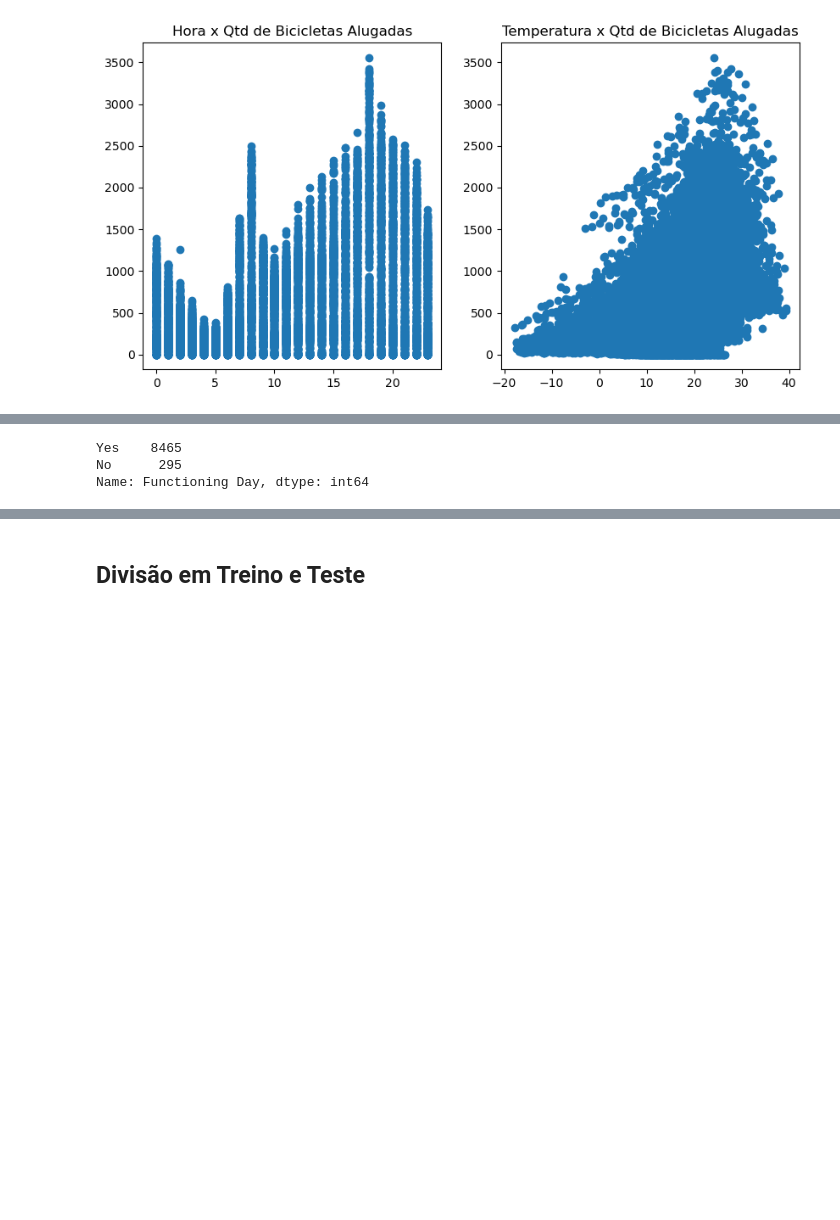
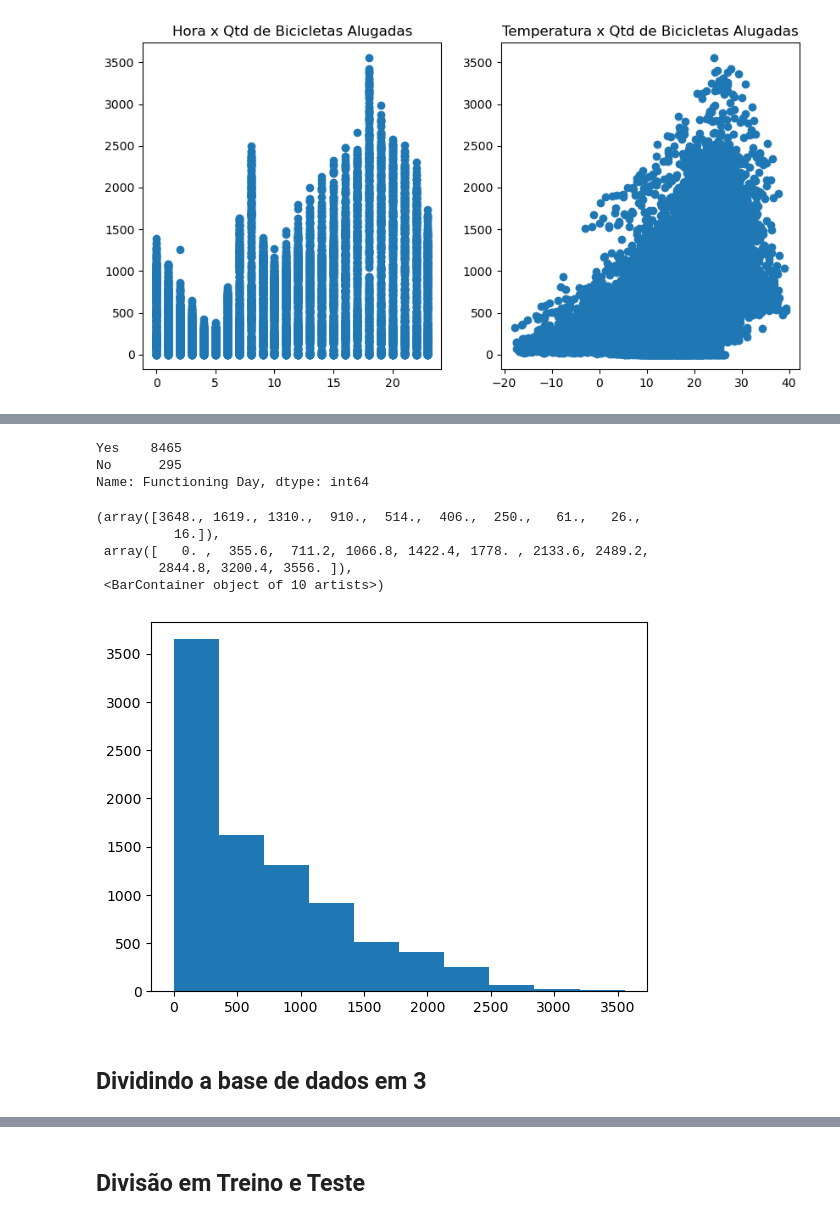
Before and after one commit to EnzoSilva14/Seoul_Bike_Sharing, a Jupyter notebook: Projeto 2.ipynb, the cells around one changed output, grey strips where cells are left out. Cells and saved outputs as stored; diff of their text form; code cells hidden in the pictures; blank space fills up the shorter version.

```diff
--- a/Projeto 2.ipynb
+++ b/Projeto 2.ipynb
@@ -209,7 +209,16 @@ sns.pairplot(df)
 [figure]
-# %%
-df['Functioning Day'].value_counts()
-# %% [output]
-Yes    8465
-No      295
-Name: Functioning Day, dtype: int64
+# %%
+df['Functioning Day'].value_counts()
+# %% [output]
+Yes    8465
+No      295
+Name: Functioning Day, dtype: int64
+# %%
+plt.hist(df['Rented Bike Count'])
+# %% [output]
+(array([3648., 1619., 1310.,  910.,  514.,  406.,  250.,   61.,   26.,
+          16.]),
+ array([   0. ,  355.6,  711.2, 1066.8, 1422.4, 1778. , 2133.6, 2489.2,
+        2844.8, 3200.4, 3556. ]),
+ <BarContainer object of 10 artists>)
+[figure, added]
@@ -215,0 +228,2 @@ Name: Functioning Day, dtype: int64
+# %% [markdown]
+<h2> Dividindo a base de dados em 3</h2>
```
Also changed, not shown: parts of 14 cells of this notebook.
